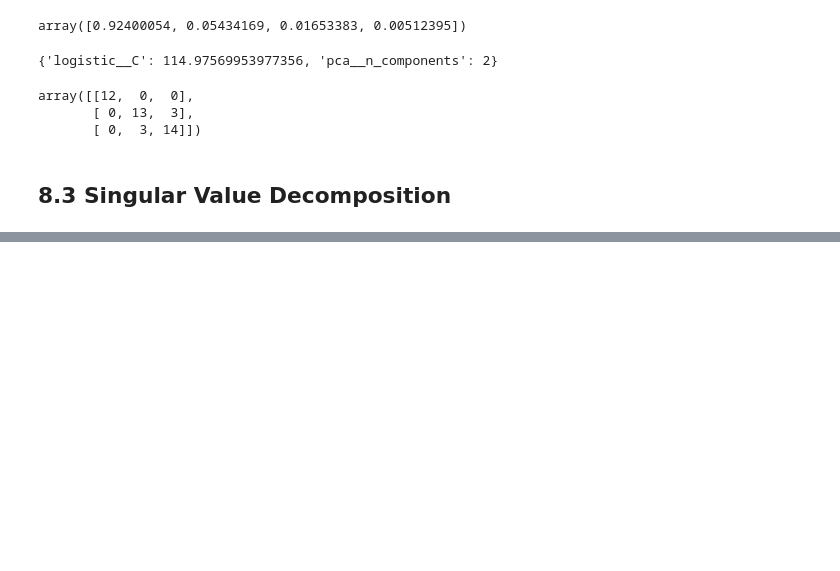
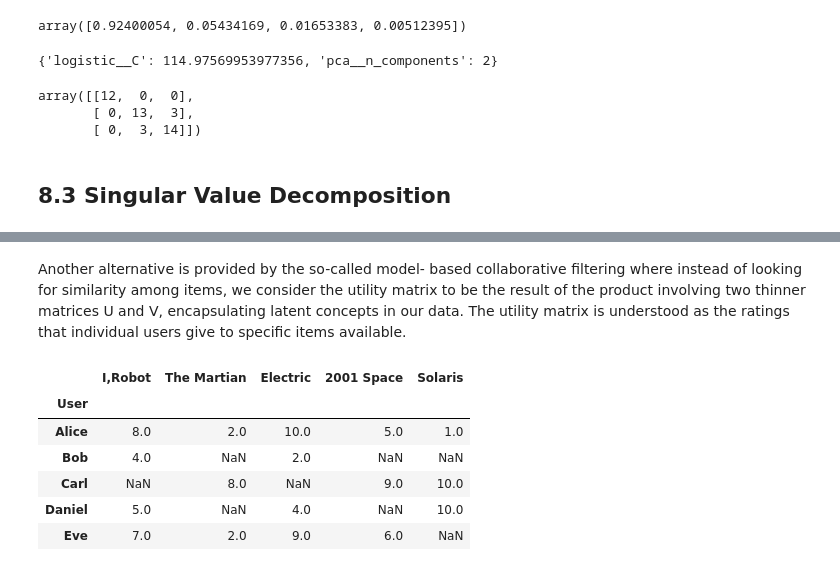
Before and after one commit to ekonlab/ai, a Jupyter notebook: salazar/8_dim_reduction/8_dim_reduction.ipynb, the cells around one changed output, grey strips where cells are left out. Cells and saved outputs as stored; diff of their text form; code cells hidden in the pictures; blank space fills up the shorter version.

```diff
--- a/salazar/8_dim_reduction/8_dim_reduction.ipynb
+++ b/salazar/8_dim_reduction/8_dim_reduction.ipynb
@@ -141,0 +304,18 @@ array([[12,  0,  0],
+# %% [markdown]
+Another alternative is provided by the so-called model-
+based collaborative filtering where instead of looking for similarity among items, we consider the utility matrix to be
+the result of the product involving two thinner matrices U
+and V, encapsulating latent concepts in our data. The utility
+matrix is understood as the ratings that individual users
+give to specific items available.
+# %%
+A = pd.read_csv('Data/CF_Table.csv',index_col=0,na_values=['?'])
+A
+# %% [output]
+|  | I,Robot | The Martian | Electric | 2001 Space | Solaris |
+| User |  |  |  |  |  |
+| Alice | 8.0 | 2.0 | 10.0 | 5.0 | 1.0 |
+| Bob | 4.0 | NaN | 2.0 | NaN | NaN |
+| Carl | NaN | 8.0 | NaN | 9.0 | 10.0 |
+| Daniel | 5.0 | NaN | 4.0 | NaN | 10.0 |
+| Eve | 7.0 | 2.0 | 9.0 | 6.0 | NaN |
```
Also changed, not shown: parts of 21 cells of this notebook, 7 other files.
